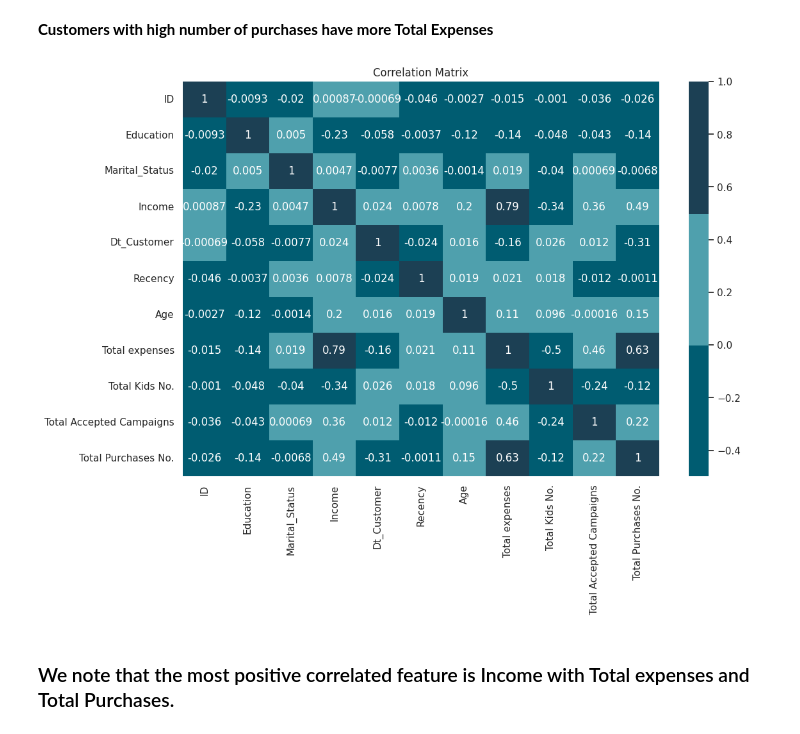
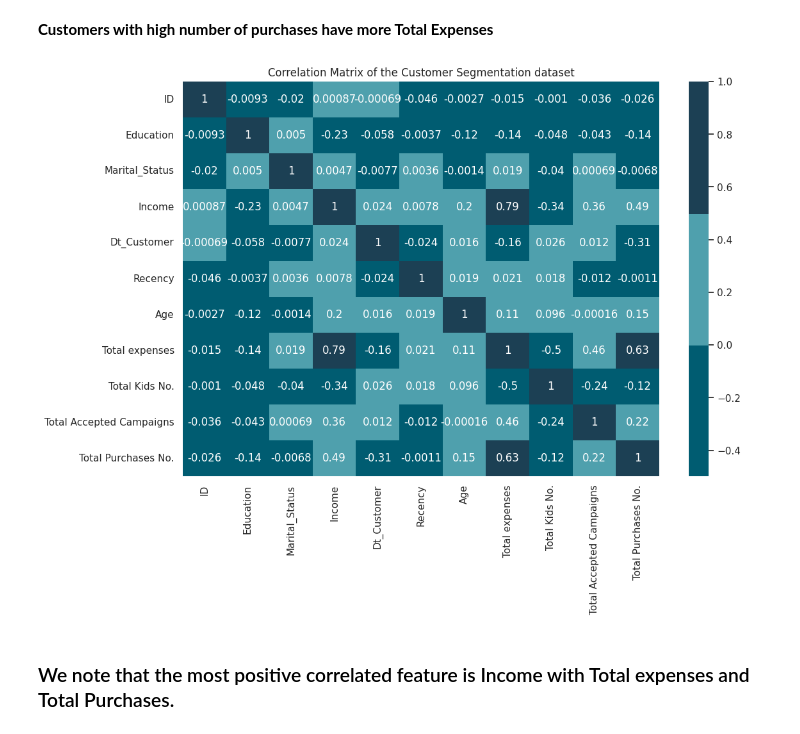
Before and after one commit to Ahlam93/CapStone-Python-Project, a Jupyter notebook: Capstone_Project_Customer_Segmentation_(2).ipynb, the cells around one changed output. Cells and saved outputs as stored; diff of their text form; code cells hidden in the pictures.

```diff
--- a/Capstone_Project_Customer_Segmentation_(2).ipynb
+++ b/Capstone_Project_Customer_Segmentation_(2).ipynb
@@ -674,21 +676,21 @@ data['Marital_Status'] = label_encoder.fit_transform(data['Marital_Status'])
 # %%
 # Calculate the correlation matrix
 corr_matrix = data.corr()
 
 # Set the figure size
 plt.figure(figsize=(12, 8))
 
 # Plot the heatmap with correlation values annotated
 sns.heatmap(corr_matrix, annot=True, cmap=cmap, center=0)
 
 # Add title to the plot
-plt.title('Correlation Matrix')
+plt.title('Correlation Matrix of the Customer Segmentation dataset')
 
 plt.savefig('corr_matrix.jpg', format='jpg')  # Save the plot as a JPG image
 # Show the plot
 plt.show()
 # %% [output]
-[figure, old version]
+[figure, new version]
 # %% [markdown]
 ### We note that the most positive correlated feature is Income with Total expenses and Total Purchases.
 # %%
```
Also changed, not shown: parts of 8 cells of this notebook.
